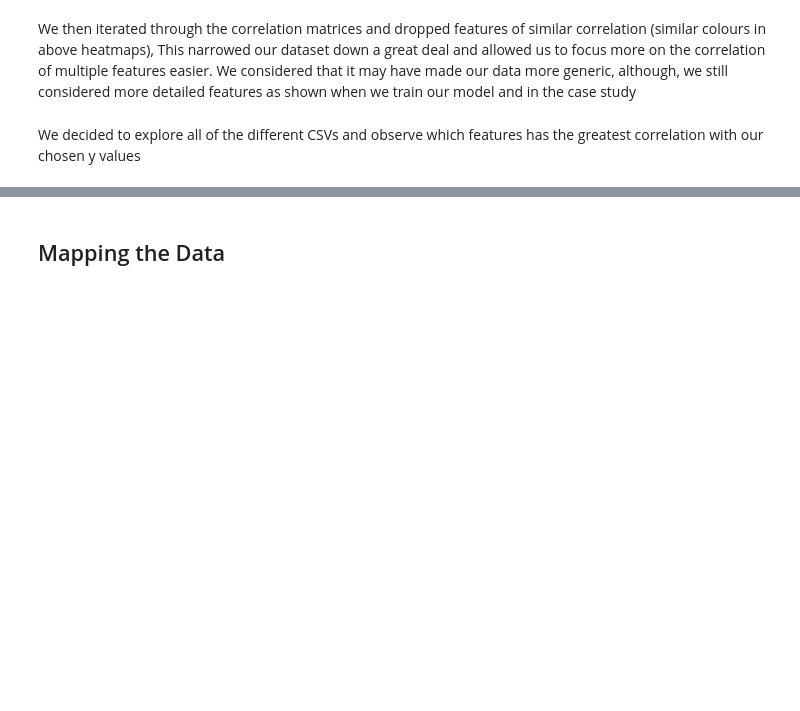
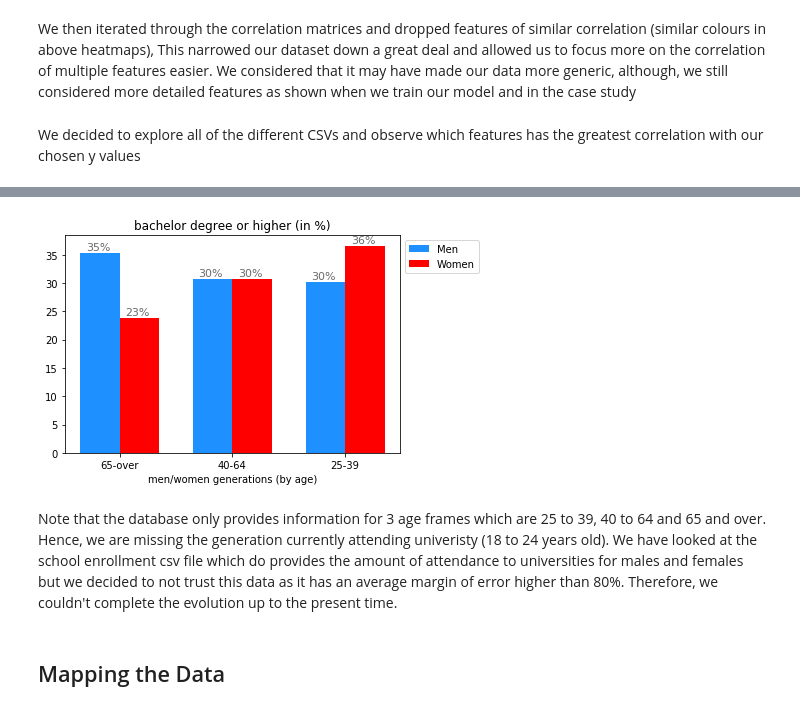
Before and after one commit to Tiger-Cross/AIHack18, a Jupyter notebook: notebooks/report.ipynb, the cells around one changed output, grey strips where cells are left out. Cells and saved outputs as stored; diff of their text form; code cells hidden in the pictures; blank space fills up the shorter version.

Commit message:
added gender_evolution to the report

```diff
--- a/notebooks/report.ipynb
+++ b/notebooks/report.ipynb
@@ -274,3 +323,70 @@ plt.show()
+# %%
+edu_attainment_csv_filepath = processed_data_folder / "X15_EDUCATIONAL_ATTAINMENT.csv"
+sex_csv_filepath = processed_data_folder / "X01_AGE_AND_SEX.csv"
+
+edu_attainment = pd.read_csv(str(edu_attainment_csv_filepath))
+sex_data = pd.read_csv(str(sex_csv_filepath))
+
+women_25_39 = edu_attainment["SEX BY AGE BY FIELD OF BACHELOR'S DEGREE FOR FIRST MAJOR FOR THE POPULATION 25 YEARS AND OVER: Female: 25 to 39 years: POPULATION 25 YEARS AND OVER WITH A BACHELOR'S DEGREE OR HIGHER ATTAINMENT -- (Estimate)"]
+women_40_64 = edu_attainment["SEX BY AGE BY FIELD OF BACHELOR'S DEGREE FOR FIRST MAJOR FOR THE POPULATION 25 YEARS AND OVER: Female: 40 to 64 years: POPULATION 25 YEARS AND OVER WITH A BACHELOR'S DEGREE OR HIGHER ATTAINMENT -- (Estimate)"]
+women_65_over = edu_attainment["SEX BY AGE BY FIELD OF BACHELOR'S DEGREE FOR FIRST MAJOR FOR THE POPULATION 25 YEARS AND OVER: Female: 65 years and over: POPULATION 25 YEARS AND OVER WITH A BACHELOR'S DEGREE OR HIGHER ATTAINMENT -- (Estimate)"]
+
+women_total = sex_data["SEX BY AGE: Female: Total population -- (Estimate)"]
+women_total_18_24 = sex_data["SEX BY AGE: Female: 18 and 19 years: Total population -- (Estimate)"]+ sex_data["SEX BY AGE: Female: 20 years: Total population -- (Estimate)"]+ sex_data["SEX BY AGE: Female: 21 years: Total population -- (Estimate)"]+ sex_data["SEX BY AGE: Female: 22 to 24 years: Total population -- (Estimate)"]
+women_total_25_39 = sex_data["SEX BY AGE: Female: 25 to 29 years: Total population -- (Estimate)"]+ sex_data["SEX BY AGE: Female: 30 to 34 years: Total population -- (Estimate)"]+ sex_data["SEX BY AGE: Female: 35 to 39 years: Total population -- (Estimate)"]
+women_total_40_64 = sex_data["SEX BY AGE: Female: 40 to 44 years: Total population -- (Estimate)"]+ sex_data["SEX BY AGE: Female: 45 to 49 years: Total population -- (Estimate)"]+ sex_data["SEX BY AGE: Female: 50 to 54 years: Total population -- (Estimate)"]+ sex_data["SEX BY AGE: Female: 55 to 59 years: Total population -- (Estimate)"]+ sex_data["SEX BY AGE: Female: 60 and 61 years: Total population -- (Estimate)"]+ sex_data["SEX BY AGE: Female: 62 to 64 years: Total population -- (Estimate)"]
+women_total_65_over = sex_data["SEX BY AGE: Female: 65 and 66 years: Total population -- (Estimate)"]+ sex_data["SEX BY AGE: Female: 67 to 69 years: Total population -- (Estimate)"]+ sex_data["SEX BY AGE: Female: 70 to 74 years: Total population -- (Estimate)"]+ sex_data["SEX BY AGE: Female: 75 to 79 years: Total population -- (Estimate)"]+ sex_data["SEX BY AGE: Female: 80 to 84 years: Total population -- (Estimate)"]+ sex_data["SEX BY AGE: Female: 85 years and over: Total population -- (Estimate)"]
+
+women_25_39_ratio = sum(women_25_39) / sum(women_total_25_39) * 100
+women_total_40_64_ratio = sum(women_40_64) / sum(women_total_40_64) * 100
+women_total_65_over_ratio = sum(women_65_over) / sum(women_total_65_over) * 100
+
+y_women = [women_total_65_over_ratio, women_total_40_64_ratio, women_25_39_ratio]
+
+########
+
+men_25_39 = edu_attainment["SEX BY AGE BY FIELD OF BACHELOR'S DEGREE FOR FIRST MAJOR FOR THE POPULATION 25 YEARS AND OVER: Male: 25 to 39 years: POPULATION 25 YEARS AND OVER WITH A BACHELOR'S DEGREE OR HIGHER ATTAINMENT -- (Estimate)"]
+men_40_64 = edu_attainment["SEX BY AGE BY FIELD OF BACHELOR'S DEGREE FOR FIRST MAJOR FOR THE POPULATION 25 YEARS AND OVER: Male: 40 to 64 years: POPULATION 25 YEARS AND OVER WITH A BACHELOR'S DEGREE OR HIGHER ATTAINMENT -- (Estimate)"]
+men_65_over = edu_attainment["SEX BY AGE BY FIELD OF BACHELOR'S DEGREE FOR FIRST MAJOR FOR THE POPULATION 25 YEARS AND OVER: Male: 65 years and over: POPULATION 25 YEARS AND OVER WITH A BACHELOR'S DEGREE OR HIGHER ATTAINMENT -- (Estimate)"]
+
+men_total = sex_data["SEX BY AGE: Male: Total population -- (Estimate)"]
+men_total_18_24 = sex_data["SEX BY AGE: Male: 18 and 19 years: Total population -- (Estimate)"]+ sex_data["SEX BY AGE: Male: 20 years: Total population -- (Estimate)"]+ sex_data["SEX BY AGE: Male: 21 years: Total population -- (Estimate)"]+ sex_data["SEX BY AGE: Male: 22 to 24 years: Total population -- (Estimate)"]
+men_total_25_39 = sex_data["SEX BY AGE: Male: 25 to 29 years: Total population -- (Estimate)"]+ sex_data["SEX BY AGE: Male: 30 to 34 years: Total population -- (Estimate)"]+ sex_data["SEX BY AGE: Male: 35 to 39 years: Total population -- (Estimate)"]
+men_total_40_64 = sex_data["SEX BY AGE: Male: 40 to 44 years: Total population -- (Estimate)"]+ sex_data["SEX BY AGE: Male: 45 to 49 years: Total population -- (Estimate)"]+ sex_data["SEX BY AGE: Male: 50 to 54 years: Total population -- (Estimate)"]+ sex_data["SEX BY AGE: Male: 55 to 59 years: Total population -- (Estimate)"]+ sex_data["SEX BY AGE: Male: 60 and 61 years: Total population -- (Estimate)"]+ sex_data["SEX BY AGE: Male: 62 to 64 years: Total population -- (Estimate)"]
+men_total_65_over = sex_data["SEX BY AGE: Male: 65 and 66 years: Total population -- (Estimate)"]+ sex_data["SEX BY AGE: Male: 67 to 69 years: Total population -- (Estimate)"]+ sex_data["SEX BY AGE: Male: 70 to 74 years: Total population -- (Estimate)"]+ sex_data["SEX BY AGE: Male: 75 to 79 years: Total population -- (Estimate)"]+ sex_data["SEX BY AGE: Male: 80 to 84 years: Total population -- (Estimate)"]+ sex_data["SEX BY AGE: Male: 85 years and over: Total population -- (Estimate)"]
+
+men_25_39_ratio = sum(men_25_39) / sum(men_total_25_39) * 100
+men_total_40_64_ratio = sum(men_40_64) / sum(men_total_40_64) * 100
+men_total_65_over_ratio = sum(men_65_over) / sum(men_total_65_over) * 100
+
+y_men = [men_total_65_over_ratio, men_total_40_64_ratio, men_25_39_ratio]
+
+########
+
+N = 3
+fig, ax = plt.subplots()
+
+ind = np.arange(N)    # the x locations for the groups
+width = 0.35         # the width of the bars
+p1 = ax.bar(ind, y_men, width, color='dodgerblue')
+p2 = ax.bar(ind + width, y_women, width,
+            color='r')
+
+ax.set_title('bachelor degree or higher (in %)')
+ax.set_xticks(ind + width / 2)
+ax.set_xticklabels(("65-over","40-64" ,"25-39"))
+
+for i in ax.patches:
+    ax.text(i.get_x() + 0.05, i.get_height() + 0.5, str(i.get_height()).split(".", 1)[0] + "%", fontsize=11, color='dimgrey')
+
+plt.xlabel('men/women generations (by age)')
+ax.legend((p1[0], p2[0]), ('Men', 'Women'), bbox_to_anchor=(1, 1))
+
+plt.show()
+# %% [output]
+[figure, added]
+# %% [markdown]
+Note that the database only provides information for 3 age frames which are 25 to 39, 40 to 64 and 65 and over. Hence, we are missing the generation currently attending univeristy (18 to 24 years old). We have looked at the school enrollment csv file which do provides the amount of attendance to universities for males and females but we decided to not trust this data as it has an average margin of error higher than 80%. Therefore, we couldn't complete the evolution up to the present time.
 # %% [markdown]
 ## Mapping the Data<a class="anchor" id="data-mapping"></a>
 # %% [markdown]
```
Also changed, not shown: parts of 10 cells of this notebook, 1 other file.
